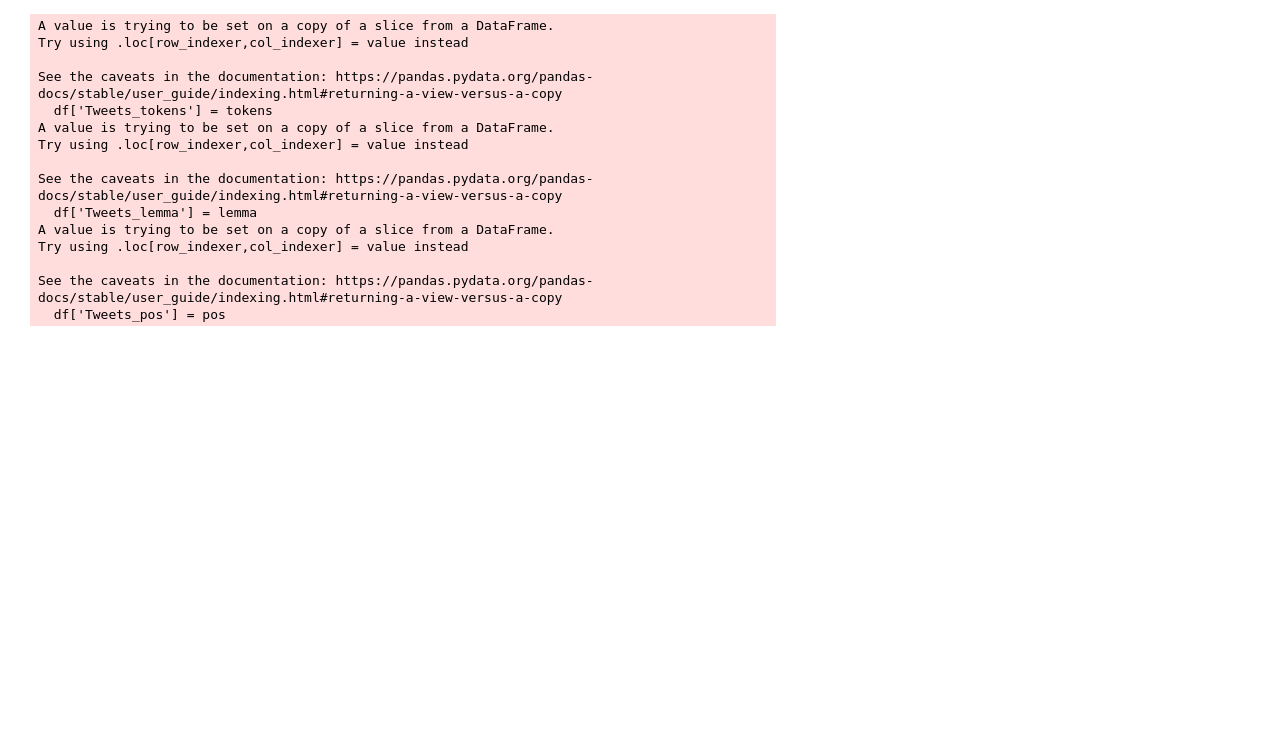
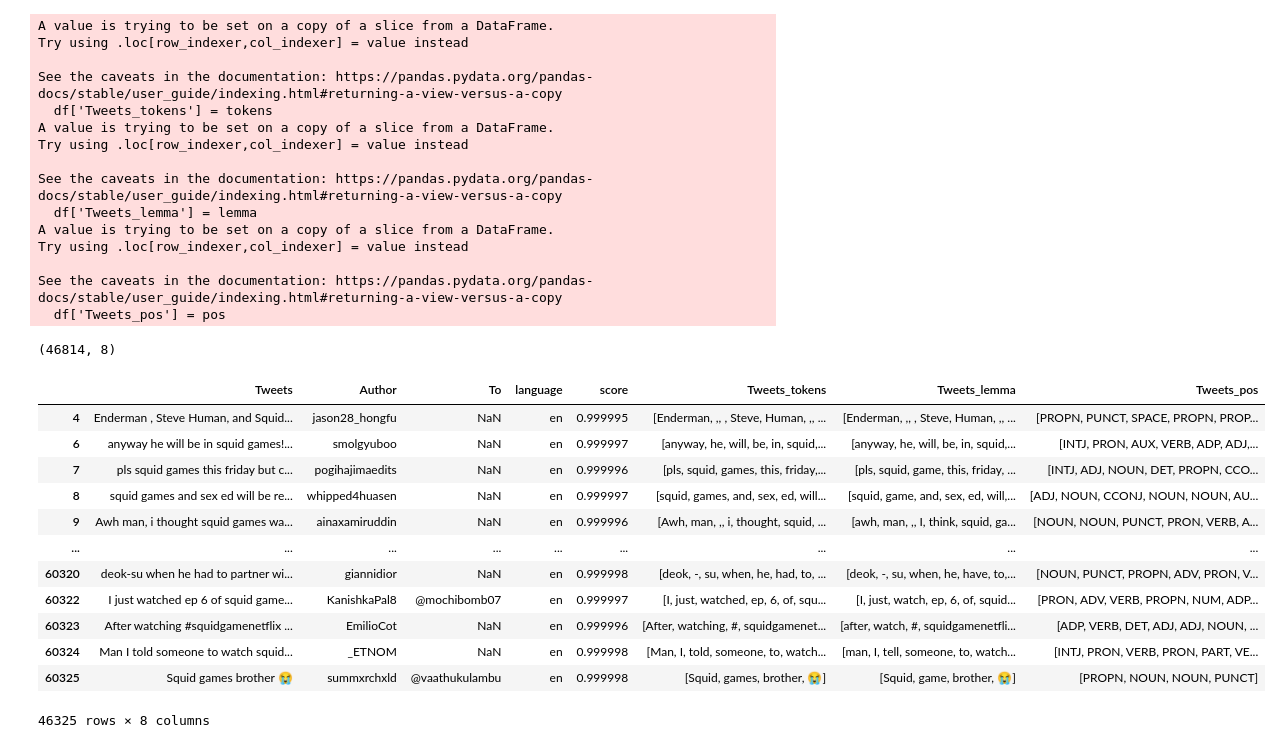
Before and after one commit to BMesm/NLP, a Jupyter notebook: jupyter/preprocess.ipynb, the cells around one changed output. Saved outputs shown, nothing was run; the diff lists cells and outputs as text; code cells hidden in the pictures; blank space fills up the shorter version.

```diff
--- a/jupyter/preprocess.ipynb
+++ b/jupyter/preprocess.ipynb
@@ -88,8 +88,30 @@ Try using .loc[row_indexer,col_indexer] = value instead
 
 See the caveats in the documentation: https://pandas.pydata.org/pandas-docs/stable/user_guide/indexing.html#returning-a-view-versus-a-copy
   df['Tweets_pos'] = pos
+# %%
+df.shape
+# %% [output]
+(46814, 8)
 # %%
 df.to_csv("../utils/SquidGames_prepross.csv")
+# %%
+df_copy = df.copy()
+# %%
+df_copy.drop_duplicates(subset=['Tweets'])
+# %% [output]
+|  | Tweets | Author | To | language | score | Tweets_tokens | Tweets_lemma | Tweets_pos |
+| 4 | Enderman , Steve Human, and Squid... | jason28_hongfu | NaN | en | 0.999995 | [Enderman, ,, , Steve, Human, ,, ... | [Enderman, ,, , Steve, Human, ,, ... | [PROPN, PUNCT, SPACE, PROPN, PROP... |
+| 6 | anyway he will be in squid games!... | smolgyuboo | NaN | en | 0.999997 | [anyway, he, will, be, in, squid,... | [anyway, he, will, be, in, squid,... | [INTJ, PRON, AUX, VERB, ADP, ADJ,... |
+| 7 | pls squid games this friday but c... | pogihajimaedits | NaN | en | 0.999996 | [pls, squid, games, this, friday,... | [pls, squid, game, this, friday, ... | [INTJ, ADJ, NOUN, DET, PROPN, CCO... |
+| 8 | squid games and sex ed will be re... | whipped4huasen | NaN | en | 0.999997 | [squid, games, and, sex, ed, will... | [squid, game, and, sex, ed, will,... | [ADJ, NOUN, CCONJ, NOUN, NOUN, AU... |
+| 9 | Awh man, i thought squid games wa... | ainaxamiruddin | NaN | en | 0.999996 | [Awh, man, ,, i, thought, squid, ... | [awh, man, ,, I, think, squid, ga... | [NOUN, NOUN, PUNCT, PRON, VERB, A... |
+| ... | ... | ... | ... | ... | ... | ... | ... | ... |
+| 60320 | deok-su when he had to partner wi... | giannidior | NaN | en | 0.999998 | [deok, -, su, when, he, had, to, ... | [deok, -, su, when, he, have, to,... | [NOUN, PUNCT, PROPN, ADV, PRON, V... |
+| 60322 | I just watched ep 6 of squid game... | KanishkaPal8 | @mochibomb07 | en | 0.999997 | [I, just, watched, ep, 6, of, squ... | [I, just, watch, ep, 6, of, squid... | [PRON, ADV, VERB, PROPN, NUM, ADP... |
+| 60323 | After watching #squidgamenetflix ... | EmilioCot | NaN | en | 0.999996 | [After, watching, #, squidgamenet... | [after, watch, #, squidgamenetfli... | [ADP, VERB, DET, ADJ, ADJ, NOUN, ... |
+| 60324 | Man I told someone to watch squid... | _ETNOM | NaN | en | 0.999998 | [Man, I, told, someone, to, watch... | [man, I, tell, someone, to, watch... | [INTJ, PRON, VERB, PRON, PART, VE... |
+| 60325 | Squid games brother 😭 | summxrchxld | @vaathukulambu | en | 0.999998 | [Squid, games, brother, 😭] | [Squid, game, brother, 😭] | [PROPN, NOUN, NOUN, PUNCT] |
+46325 rows × 8 columns
 # %%
 import nltk
 from nltk.corpus import stopwords
```
Also changed, not shown: parts of 4 cells of this notebook.
